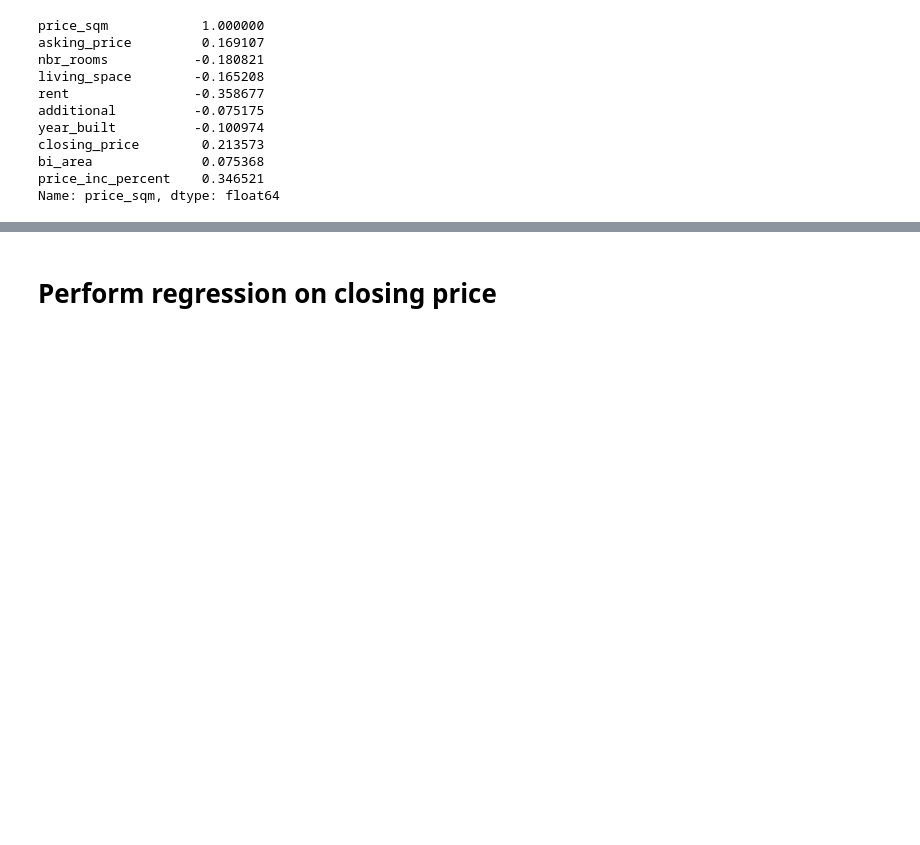
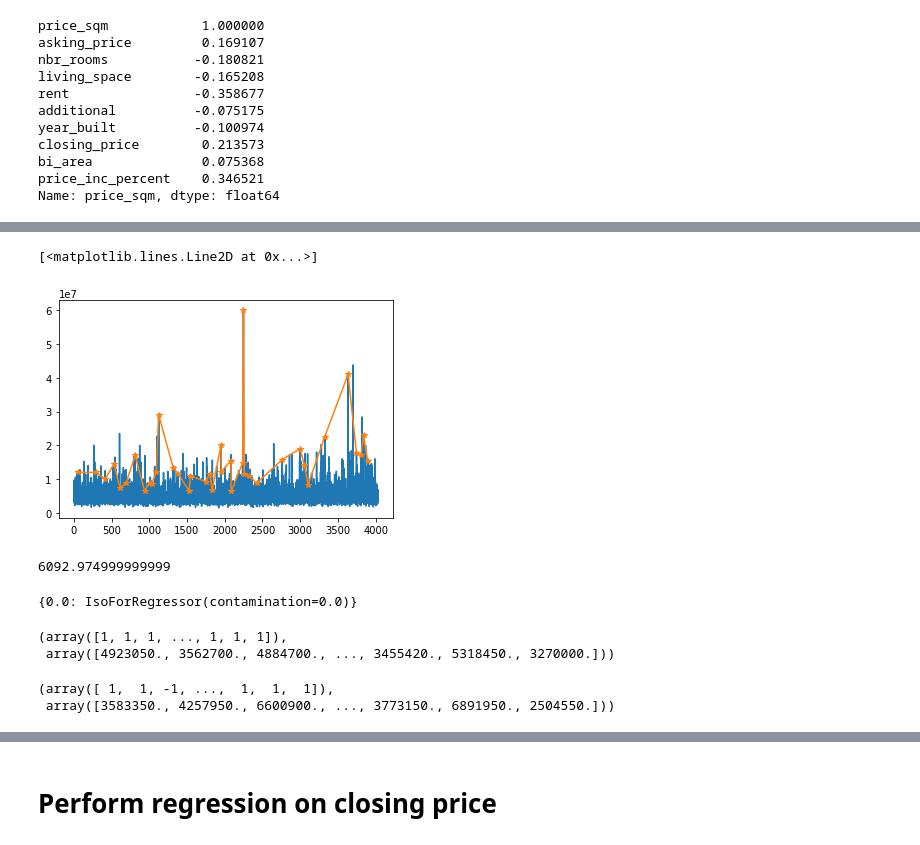
Before and after one commit to eriknorlander/webscraping_hemnet, a Jupyter notebook: Stockholm House Price Analysis.ipynb, the cells around one changed output, grey strips where cells are left out. Saved outputs shown, nothing was run; the diff lists cells and outputs as text; code cells hidden in the pictures; blank space fills up the shorter version.

```diff
--- a/Stockholm House Price Analysis.ipynb
+++ b/Stockholm House Price Analysis.ipynb
@@ -105,0 +85,24 @@ X_train
+# %%
+y_test_anom = pd.DataFrame(y_test)
+y_test_anom = y_test_anom.reset_index(drop=True)
+y_test_anom['anomaly'] = pd.Series(anom)
+# %%
+
+plt.plot(y_test_anom.closing_price)
+plt.plot(y_test_anom.loc[y_test_anom.anomaly==-1].closing_price, marker='*')
+# %% [output]
+[<matplotlib.lines.Line2D at 0x...>]
+[figure, added]
+# %%
+(100+44+723.5+246.7+124.85+39.1+137.6+22.95+149+714.69+736.6+435+70.35+189.69+113.9+44.95+184+37.9+696.75+74.86+331.40+2000+458.76+109.4)/2 + 2200
+# %% [output]
+6092.974999999999
+# %%
+model_dict[]
+# %% [output]
+{0.0: IsoForRegressor(contamination=0.0)}
+# %%
+model_dict[0.0].predict(X_test)
+# %% [output]
+(array([1, 1, 1, ..., 1, 1, 1]),
+ array([4923050., 3562700., 4884700., ..., 3455420., 5318450., 3270000.]))
@@ -105,0 +113,5 @@ X_train
+# %%
+model.predict(X_train)
+# %% [output]
+(array([ 1,  1, -1, ...,  1,  1,  1]),
+ array([3583350., 4257950., 6600900., ..., 3773150., 6891950., 2504550.]))
```
Also changed, not shown: parts of 25 cells of this notebook, 21 other files.
